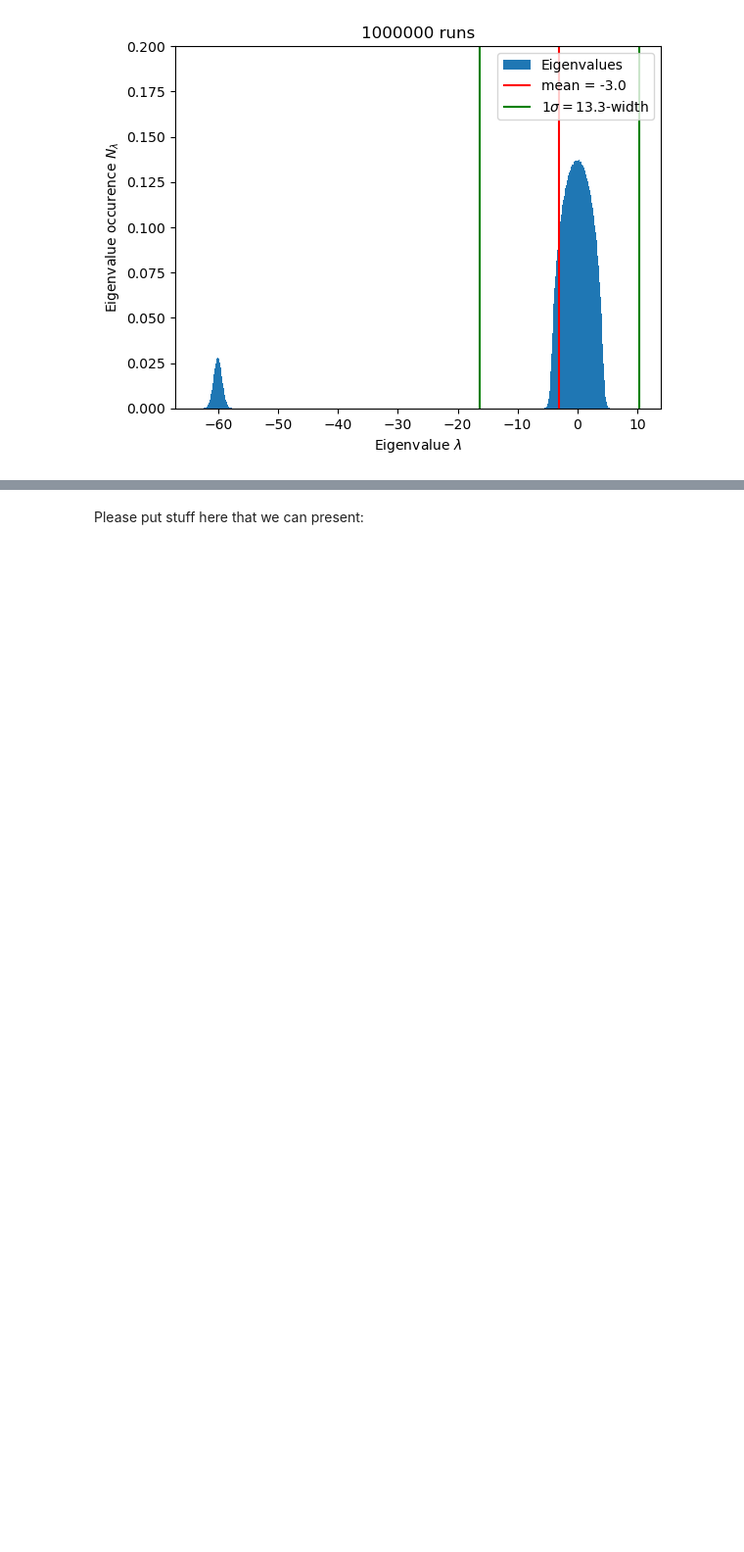
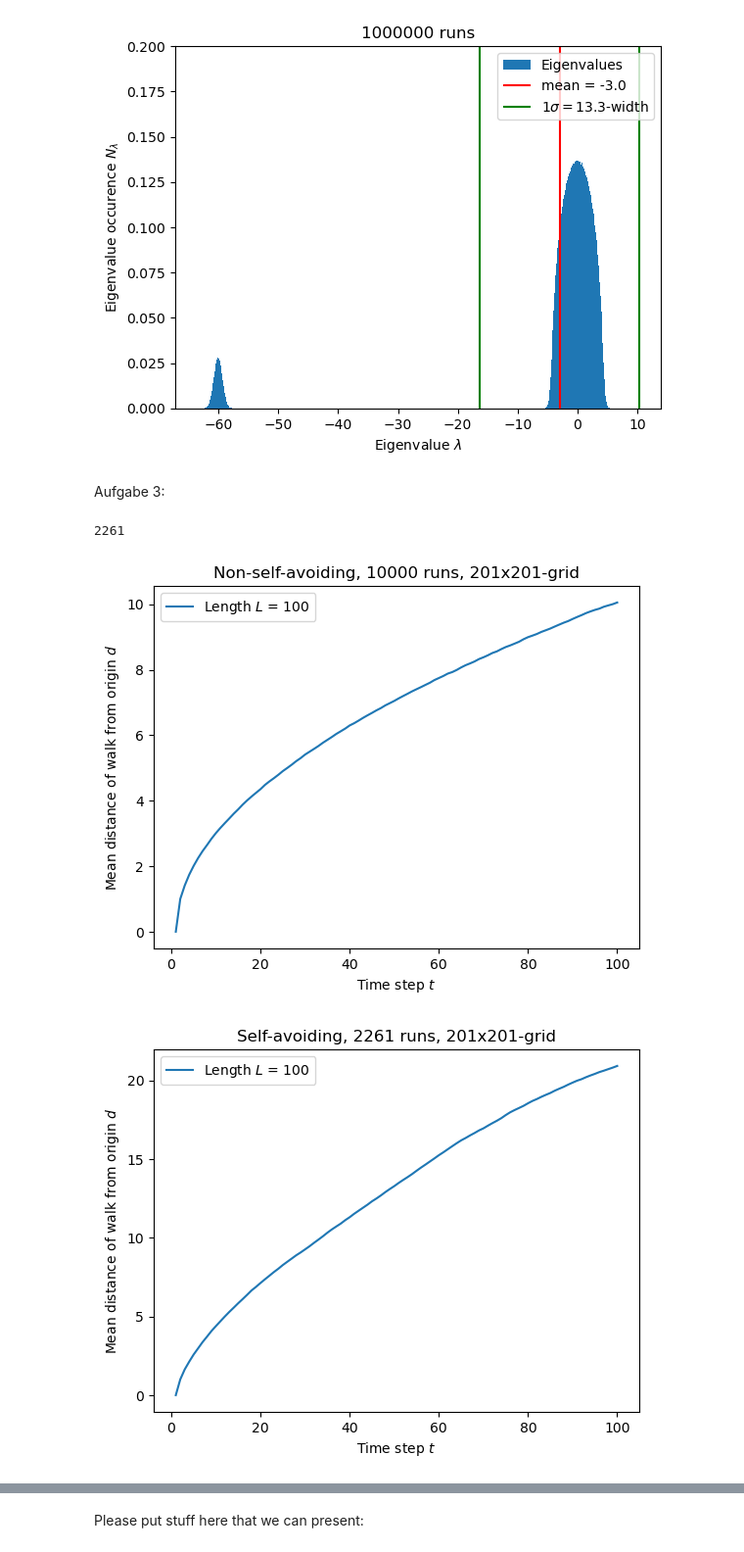
Before and after one commit to Konemu/ProteinAnnealing, a Jupyter notebook: nb.ipynb, the cells around one changed output, grey strips where cells are left out. Shown at 98% size. Saved outputs shown, nothing was run; the diff lists cells and outputs as text; code cells hidden in the pictures; blank space fills up the shorter version.

```diff
--- a/nb.ipynb
+++ b/nb.ipynb
@@ -27,3 +27,12 @@ fig, ax, eigenvalues, ev_mean, ev_std = energy.eigenvalue_statistics(runs=100000
 fig.show()
 # %% [output]
 [figure]
+# %% [markdown]
+Aufgabe 3:
+# %%
+fig, ax, distance_r, distance_sa = randomwalk_statistics.mean_sq_pos_stats_both(10000, 100, 100, "")
+fig.show()
+# %% [output]
+2261
+[figure, added]
+[figure, added]
```
Also changed, not shown: parts of 2 cells of this notebook, 1 other file.
